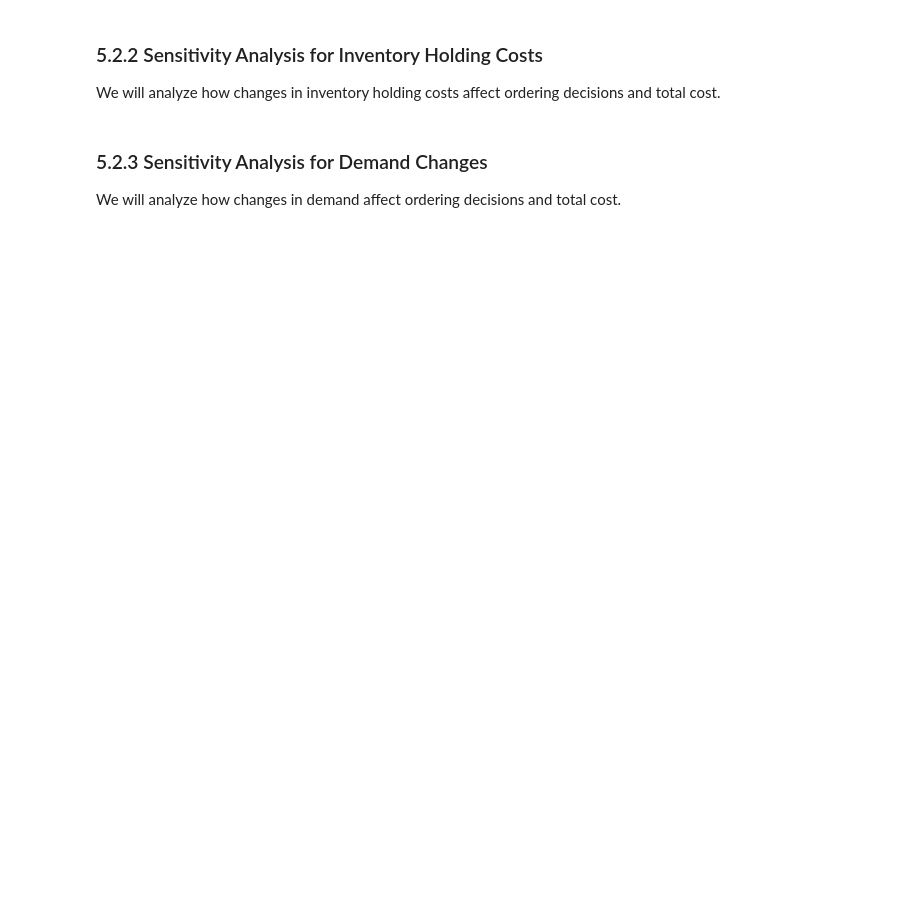
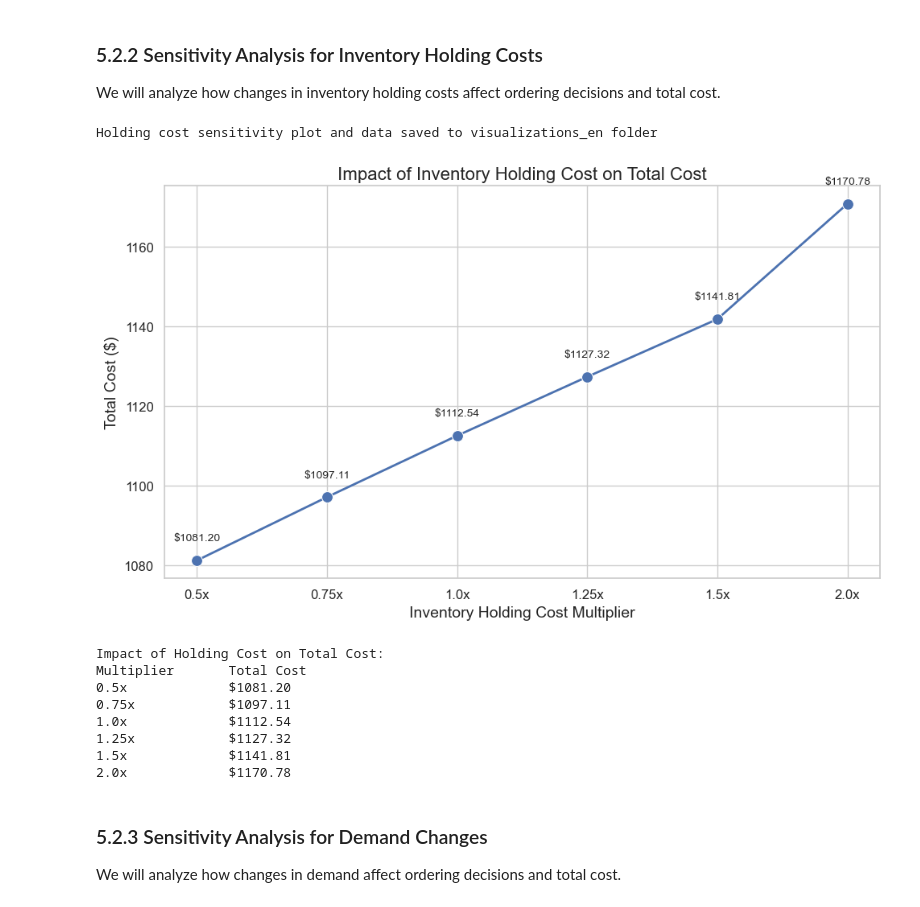
Before and after one commit to JolluChen/CoffeeProject, a Jupyter notebook: 6111project.ipynb, the cells around one changed output. Drawn from its saved outputs; the diff is of its cells as text; code cells hidden in the pictures; blank space fills up the shorter version.

```diff
--- a/6111project.ipynb
+++ b/6111project.ipynb
@@ -906,33 +944,48 @@ holding_results = []
 
 for multiplier in holding_cost_multipliers:
     total_cost, _ = solve_ordering_plan(discount_rate=0.15, holding_cost_multiplier=multiplier)
     holding_results.append((multiplier, total_cost))
 
 # Visualize the impact of holding cost on total cost
 holding_df = pd.DataFrame(holding_results, columns=['Holding Cost Multiplier', 'Total Cost'])
 holding_df['Multiplier Label'] = holding_df['Holding Cost Multiplier'].map(lambda x: f'{x}x')
 
 plt.figure(figsize=(10, 6))
 sns.lineplot(x='Multiplier Label', y='Total Cost', data=holding_df, marker='o', linewidth=2, markersize=10)
 plt.title('Impact of Inventory Holding Cost on Total Cost', fontsize=16)
 plt.xlabel('Inventory Holding Cost Multiplier', fontsize=14)
 plt.ylabel('Total Cost ($)', fontsize=14)
 plt.xticks(fontsize=12)
 plt.yticks(fontsize=12)
 plt.grid(True)
 
 # Add value labels for each point
 for i, v in enumerate(holding_df['Total Cost']):
     plt.text(i, v + 5, f'${v:.2f}', ha='center', fontsize=10)
 
 plt.tight_layout()
+# Save the figure and data
+plt.savefig('visualizations_en/holding_cost_sensitivity_cost.png', dpi=300, bbox_inches='tight')
+holding_df.to_csv('visualizations_en/holding_cost_sensitivity_cost.csv', index=False)
+print("Holding cost sensitivity plot and data saved to visualizations_en folder")
 plt.show()
 
 # Print results
 print("\nImpact of Holding Cost on Total Cost:")
 print("Multiplier \t Total Cost")
 for i, row in holding_df.iterrows():
     print(f"{row['Multiplier Label']} \t\t ${row['Total Cost']:.2f}")
+# %% [output]
+Holding cost sensitivity plot and data saved to visualizations_en folder
+[figure, added]
+Impact of Holding Cost on Total Cost:
+Multiplier       Total Cost
+0.5x             $1081.20
+0.75x            $1097.11
+1.0x             $1112.54
+1.25x            $1127.32
+1.5x             $1141.81
+2.0x             $1170.78
 # %% [markdown]
 ### 5.2.3 Sensitivity Analysis for Demand Changes
 
```
Also changed, not shown: parts of 8 cells of this notebook, 27 other files.
